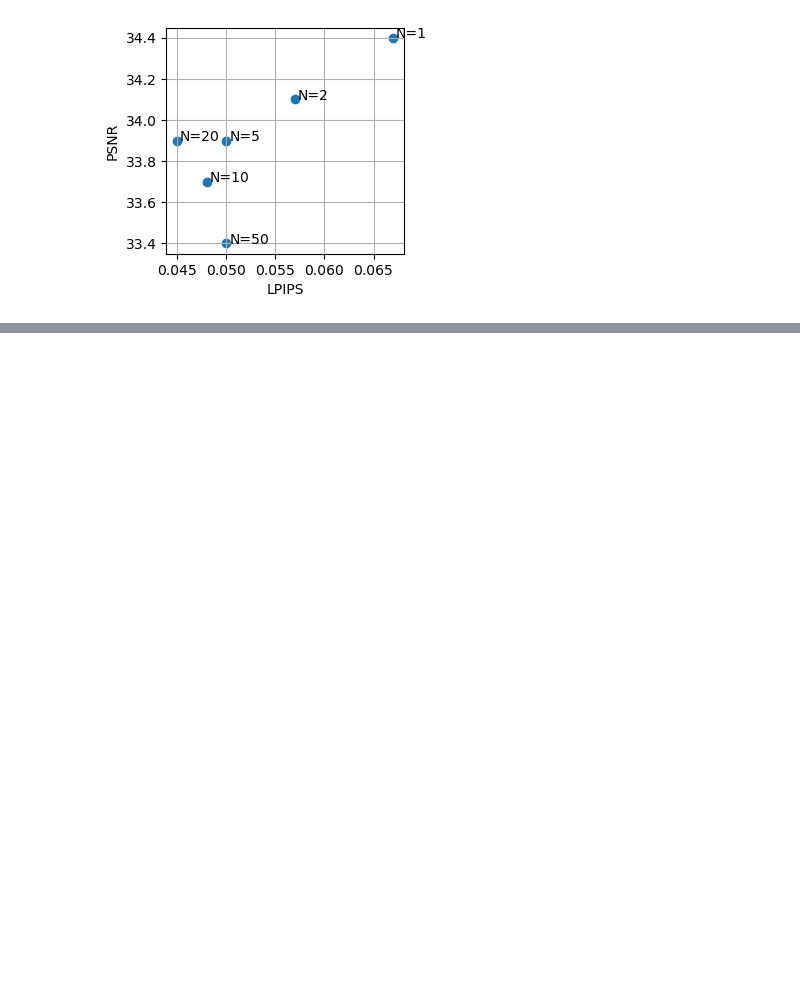
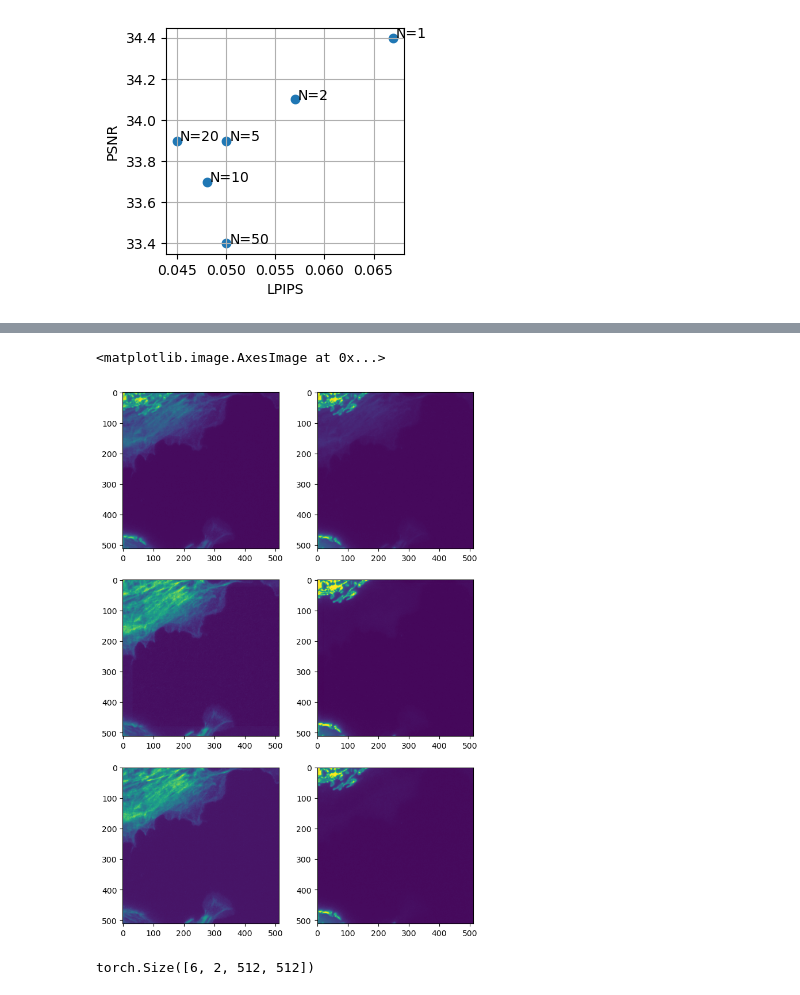
Before and after one commit to rayanirban/DiffSplitting, a Jupyter notebook: notebooks/EvaluateJointIndi.ipynb, the cells around one changed output, grey strips where cells are left out. Cells and saved outputs as stored; diff of their text form; code cells hidden in the pictures; blank space fills up the shorter version.

```diff
--- a/notebooks/EvaluateJointIndi.ipynb
+++ b/notebooks/EvaluateJointIndi.ipynb
@@ -456,0 +489,16 @@ plt.tight_layout()
+# %%
+_,ax = plt.subplots(figsize=(8,12),nrows=3,ncols=2)
+ax[0,0].imshow(inp_indi0[0,0])
+ax[0,1].imshow(inp_indi1[0,0])
+ax[1,0].imshow(ch1[0].cpu())
+ax[1,1].imshow(ch2[0].cpu())
+
+ax[2,0].imshow(data['target'][img_idx,0])
+ax[2,1].imshow(data['target'][img_idx,1])
+# %% [output]
+<matplotlib.image.AxesImage at 0x...>
+[figure, added]
+# %%
+data['target'].shape
+# %% [output]
+torch.Size([6, 2, 512, 512])
```
Also changed, not shown: parts of 17 cells of this notebook, 6 other files.
